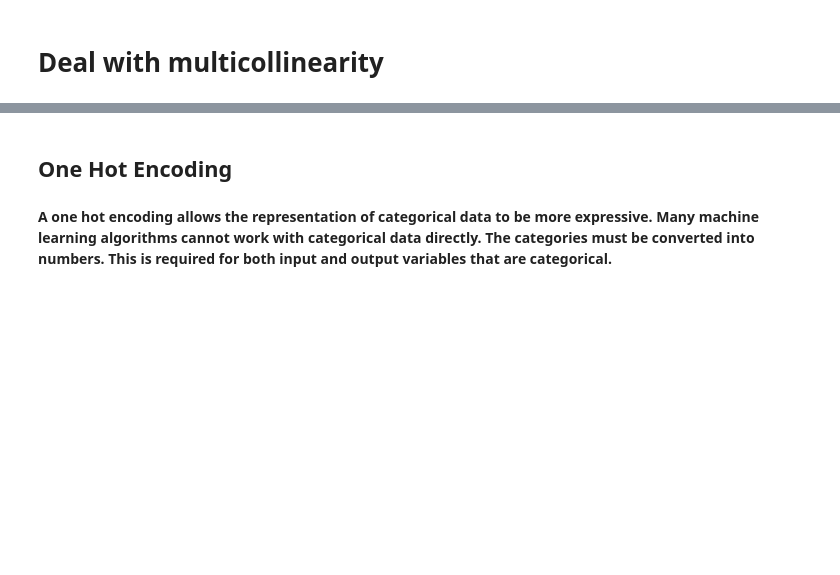
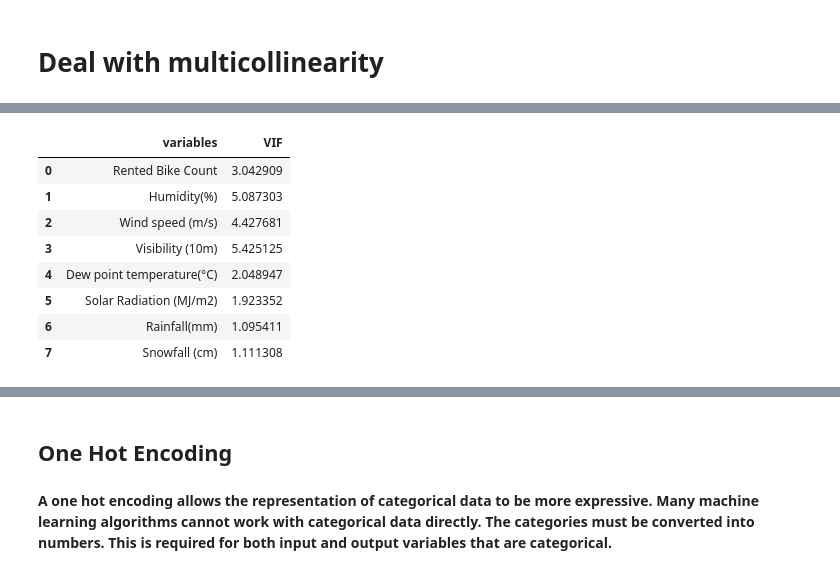
Before and after one commit to Bhoomikadayal/casptone-project---2-Regression, a Jupyter notebook: Bike_Sharing_Demand.ipynb, the cells around one changed output, grey strips where cells are left out. Cells and saved outputs as stored; diff of their text form; code cells hidden in the pictures; blank space fills up the shorter version.

```diff
--- a/Bike_Sharing_Demand.ipynb
+++ b/Bike_Sharing_Demand.ipynb
@@ -673,3 +675,17 @@ calc_vif(df[[i for i in df.describe().columns if i not in []]])
+# %%
+# multicollinearity result.
+
+calc_vif(df[[i for i in df.describe().columns if i not in ["Temperature(°C)", "	Dew point temperature(°C)"]]])
+# %% [output]
+|  | variables | VIF |
+| 0 | Rented Bike Count | 3.042909 |
+| 1 | Humidity(%) | 5.087303 |
+| 2 | Wind speed (m/s) | 4.427681 |
+| 3 | Visibility (10m) | 5.425125 |
+| 4 | Dew point temperature(°C) | 2.048947 |
+| 5 | Solar Radiation (MJ/m2) | 1.923352 |
+| 6 | Rainfall(mm) | 1.095411 |
+| 7 | Snowfall (cm) | 1.111308 |
 # %%
 df.info()
 # %% [output]
```
Also changed, not shown: parts of 53 cells of this notebook.
